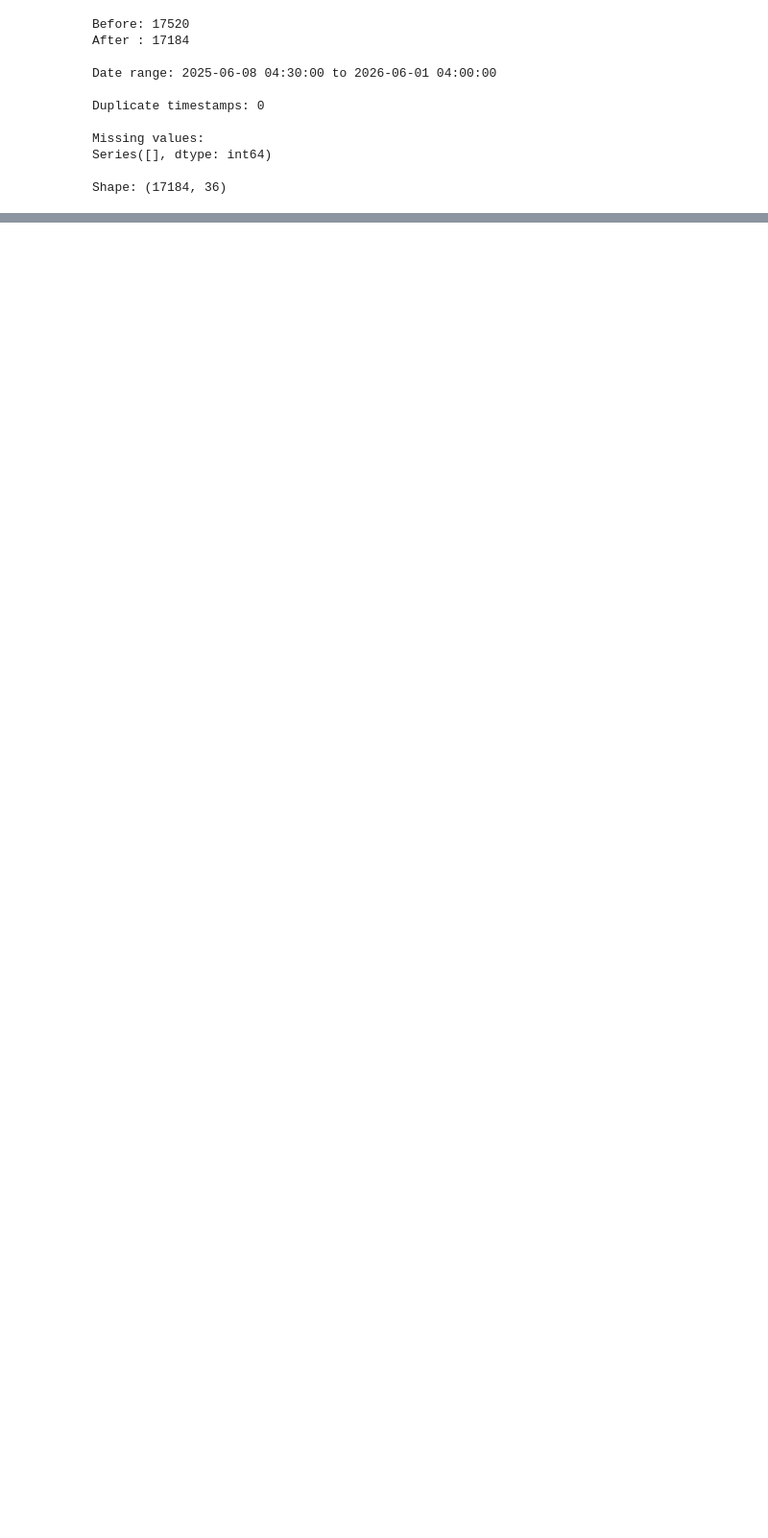
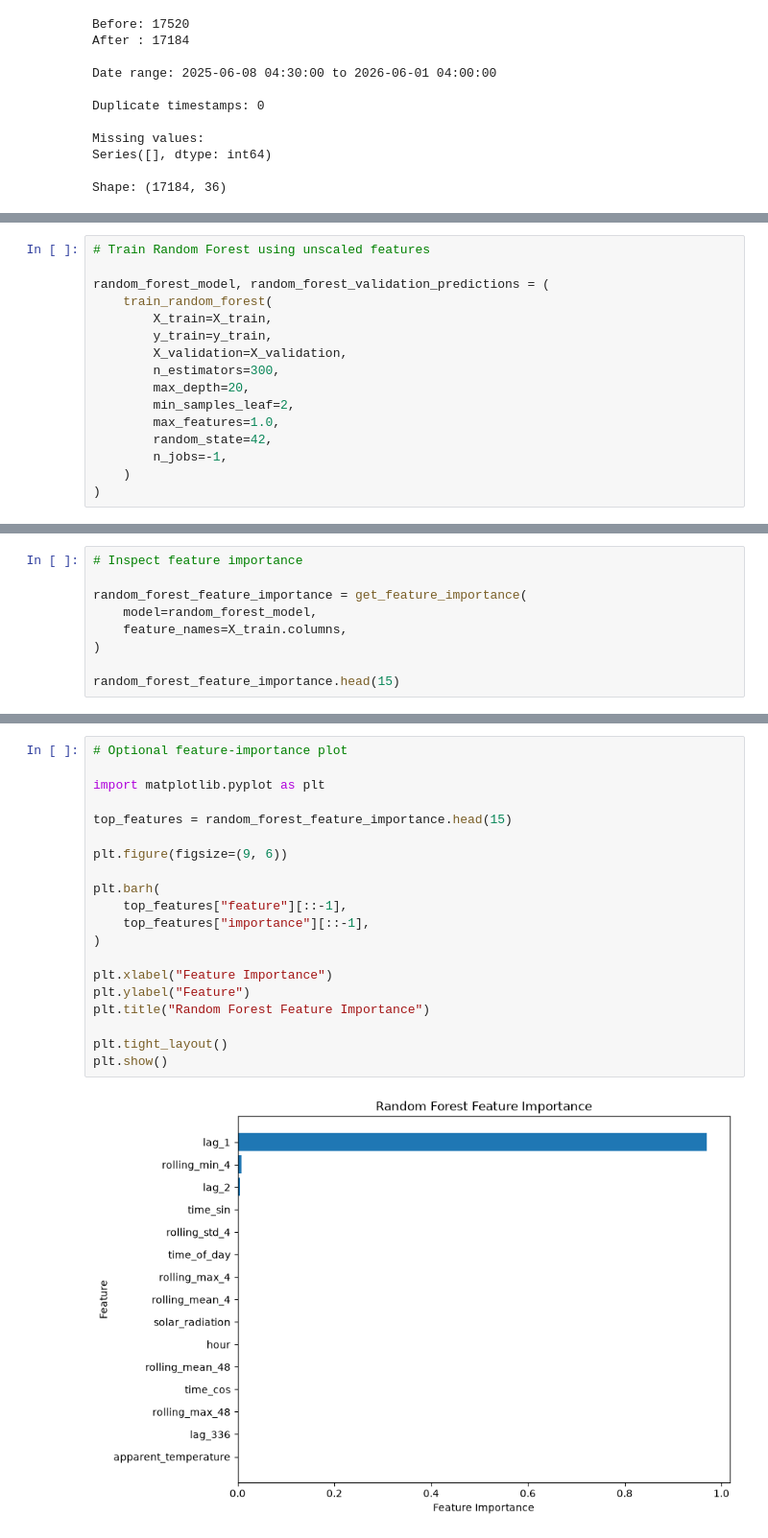
Before and after one commit to abeythomas1997/nem-demand-forecasting, a Jupyter notebook: notebooks/dummi.ipynb, the cells around one changed output, grey strips where cells are left out. Shown at 96% size. Saved outputs shown, nothing was run; the diff lists cells and outputs as text; blank space fills up the shorter version.

Commit message:
model_dev

```diff
--- a/notebooks/dummi.ipynb
+++ b/notebooks/dummi.ipynb
@@ -966,0 +1312,16 @@ Name: solar_radiation, dtype: float64
+# %%
+# Train Random Forest using unscaled features
+
+random_forest_model, random_forest_validation_predictions = (
+    train_random_forest(
+        X_train=X_train,
+        y_train=y_train,
+        X_validation=X_validation,
+        n_estimators=300,
+        max_depth=20,
+        min_samples_leaf=2,
+        max_features=1.0,
+        random_state=42,
+        n_jobs=-1,
+    )
+)
@@ -966,0 +1400,9 @@ Name: solar_radiation, dtype: float64
+# %%
+# Inspect feature importance
+
+random_forest_feature_importance = get_feature_importance(
+    model=random_forest_model,
+    feature_names=X_train.columns,
+)
+
+random_forest_feature_importance.head(15)
@@ -966,0 +1426,22 @@ Name: solar_radiation, dtype: float64
+# %%
+# Optional feature-importance plot
+
+import matplotlib.pyplot as plt
+
+top_features = random_forest_feature_importance.head(15)
+
+plt.figure(figsize=(9, 6))
+
+plt.barh(
+    top_features["feature"][::-1],
+    top_features["importance"][::-1],
+)
+
+plt.xlabel("Feature Importance")
+plt.ylabel("Feature")
+plt.title("Random Forest Feature Importance")
+
+plt.tight_layout()
+plt.show()
+# %% [output]
+[figure, added]
```
Also changed, not shown: parts of 34 cells of this notebook, 8 other files.
